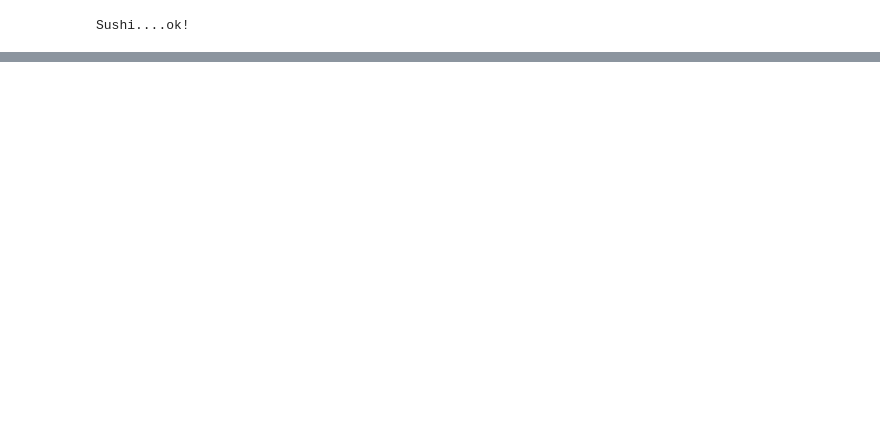
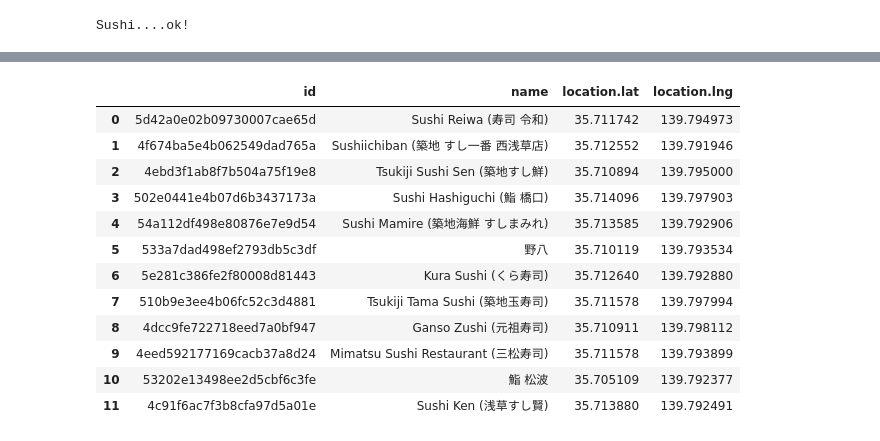
Before and after one commit to fnfloresr/Capstone-Repository, a Jupyter notebook: Foursquare_Example.ipynb, the cells around one changed output, grey strips where cells are left out. Cells and saved outputs as stored; diff of their text form; code cells hidden in the pictures; blank space fills up the shorter version.

```diff
--- a/Foursquare_Example.ipynb
+++ b/Foursquare_Example.ipynb
@@ -86,0 +149,16 @@ results_asa
+# %%
+df_asa.drop(columns=['categories','hasPerk','location.address','referralId','location.crossStreet','location.labeledLatLngs','location.postalCode','location.cc','location.city','location.state','location.distance','location.country','location.neighborhood','location.formattedAddress'])
+# %% [output]
+|  | id | name | location.lat | location.lng |
+| 0 | 5d42a0e02b09730007cae65d | Sushi Reiwa (寿司 令和) | 35.711742 | 139.794973 |
+| 1 | 4f674ba5e4b062549dad765a | Sushiichiban (築地 すし一番 西浅草店) | 35.712552 | 139.791946 |
+| 2 | 4ebd3f1ab8f7b504a75f19e8 | Tsukiji Sushi Sen (築地すし鮮) | 35.710894 | 139.795000 |
+| 3 | 502e0441e4b07d6b3437173a | Sushi Hashiguchi (鮨 橋口) | 35.714096 | 139.797903 |
+| 4 | 54a112df498e80876e7e9d54 | Sushi Mamire (築地海鮮 すしまみれ) | 35.713585 | 139.792906 |
+| 5 | 533a7dad498ef2793db5c3df | 野八 | 35.710119 | 139.793534 |
+| 6 | 5e281c386fe2f80008d81443 | Kura Sushi (くら寿司) | 35.712640 | 139.792880 |
+| 7 | 510b9e3ee4b06fc52c3d4881 | Tsukiji Tama Sushi (築地玉寿司) | 35.711578 | 139.797994 |
+| 8 | 4dcc9fe722718eed7a0bf947 | Ganso Zushi (元祖寿司) | 35.710911 | 139.798112 |
+| 9 | 4eed592177169cacb37a8d24 | Mimatsu Sushi Restaurant (三松寿司) | 35.711578 | 139.793899 |
+| 10 | 53202e13498ee2d5cbf6c3fe | 鮨 松波 | 35.705109 | 139.792377 |
+| 11 | 4c91f6ac7f3b8cfa97d5a01e | Sushi Ken (浅草すし賢) | 35.713880 | 139.792491 |
```
Also changed, not shown: parts of 12 cells of this notebook.
